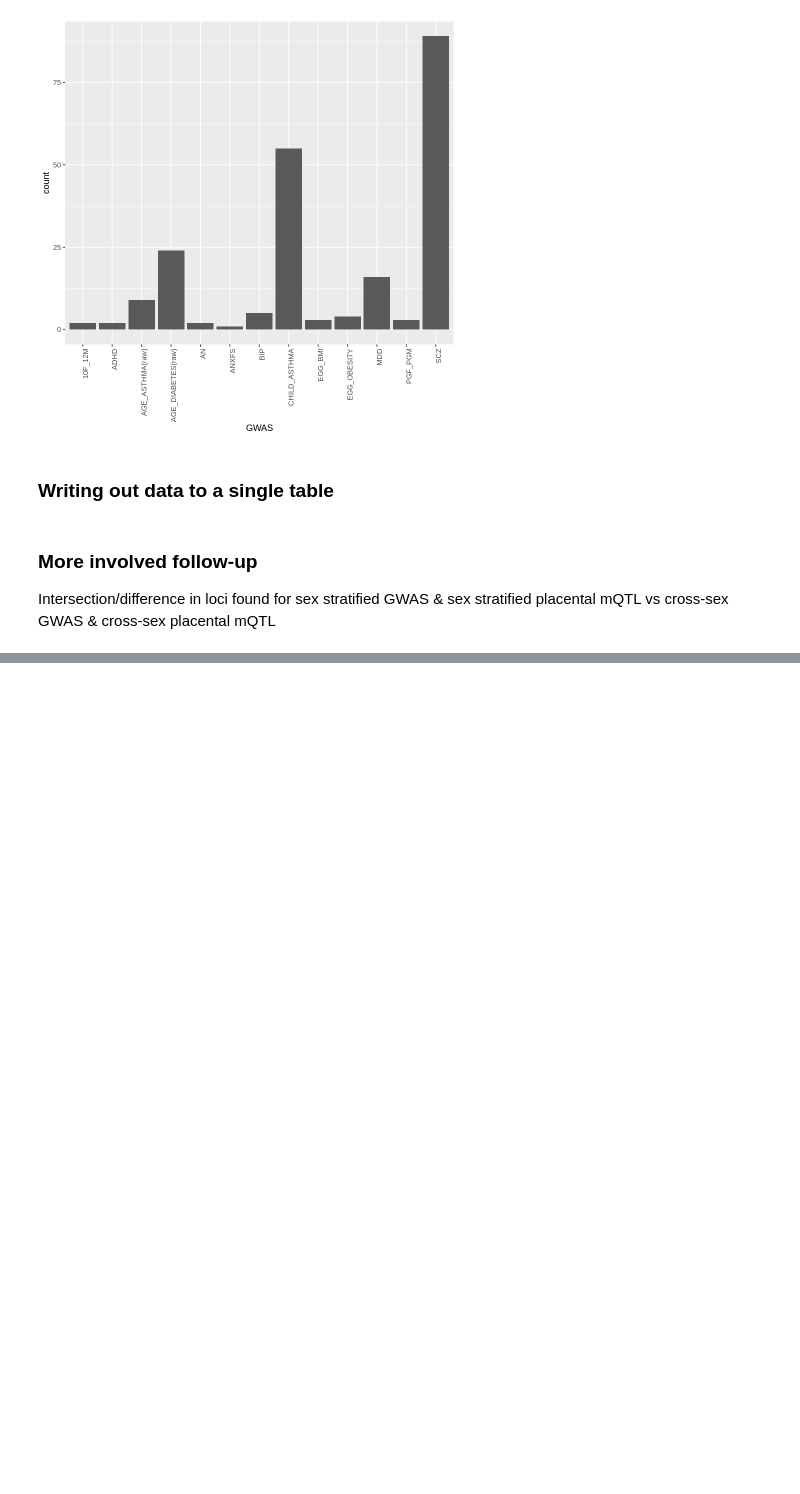
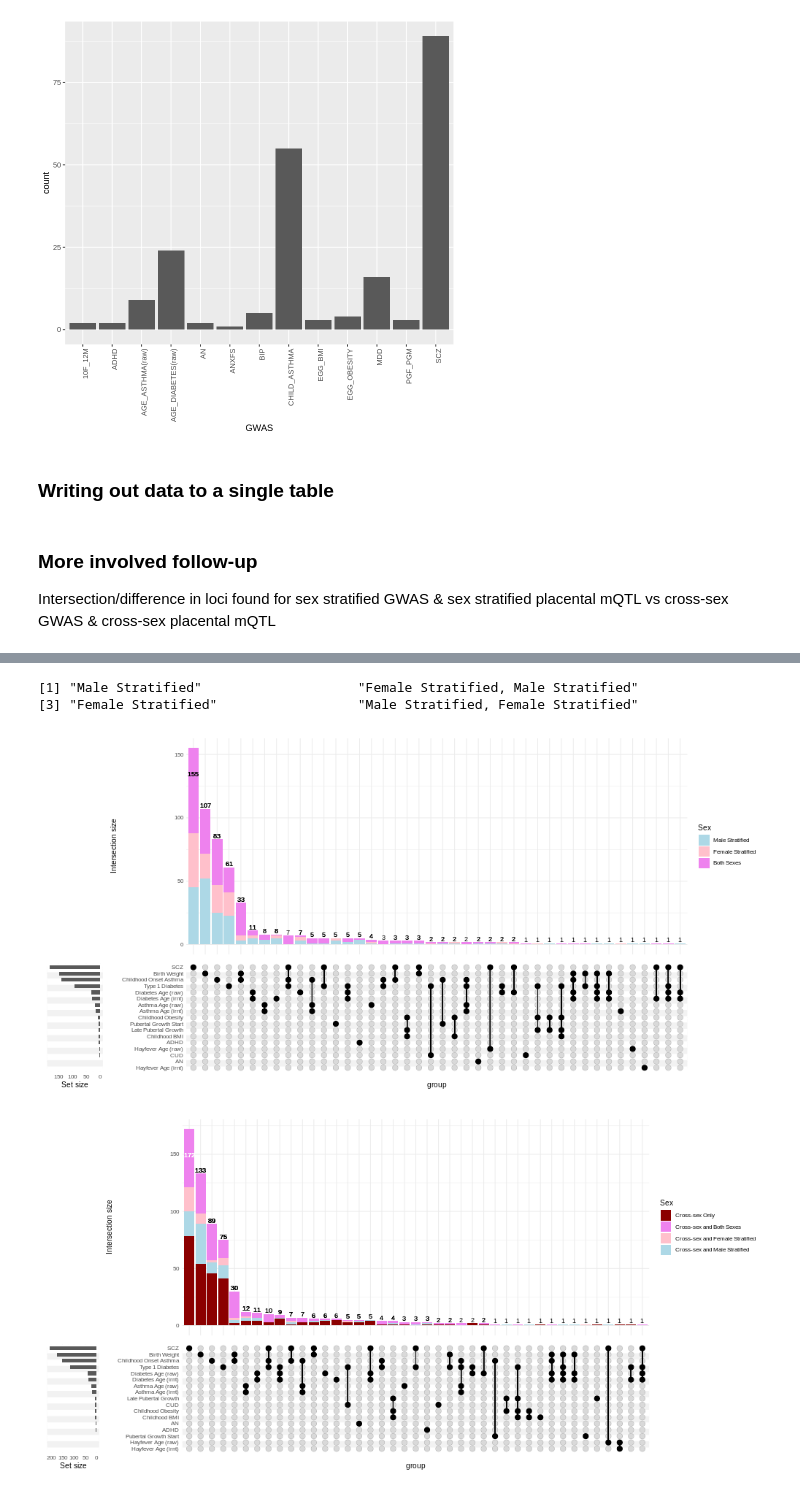
Before and after one commit to wilcas/sex_specific_mQTL, a Jupyter notebook: delahaye_mQTL_analyses/placental_mqtl_colocalization.ipynb, the cells around one changed output, grey strips where cells are left out. Drawn from its saved outputs; the diff is of its cells as text; code cells hidden in the pictures; blank space fills up the shorter version.

```diff
--- a/delahaye_mQTL_analyses/placental_mqtl_colocalization.ipynb
+++ b/delahaye_mQTL_analyses/placental_mqtl_colocalization.ipynb
@@ -811,0 +831,77 @@ A data.table: 19931 × 10
+# %%
+generate_sex_input <- function(df,ph4_thresh=0.9){
+    require(tidyverse)
+    tmp <- df %>% filter(PP.H4.abf > ph4_thresh)
+    groups <- split(tmp$probe,tmp$GWAS)
+    probes <- unique(unlist(groups))
+    out <- fromList(groups) == 1
+    meta <- data.frame(Sex= sapply(probes,function(x) paste(unique(tmp[probe == x]$Sex),collapse = ", ")))
+    return(cbind(meta,out) %>% rownames_to_column(var="probe"))
+}
+set_size = function(w, h, factor=1.5) {
+    s = 1 * factor
+    options(
+        repr.plot.width=w * s,
+        repr.plot.height=h * s,
+        repr.plot.res=100 / factor,
+        jupyter.plot_mimetypes='image/png',
+        jupyter.plot_scale=1
+    )
+}
+dat <- generate_sex_input(coloc_sex_manifest[!Sex %in% c("Cross-sex", "Male Only", "Female Only")])
+GWAS <- colnames(dat)[3:ncol(dat)]
+
+unique(dat$Sex)
+set_size(10, 5)
+
+ComplexUpset::upset(
+    dat %>% mutate(Sex = recode(Sex,"Female Stratified, Male Stratified"="Both Sexes","Male Stratified, Female Stratified"="Both Sexes")),
+    GWAS,
+    base_annotations=list(
+        'Intersection size'=intersection_size(
+            counts=TRUE,
+            mapping=aes(fill=Sex),
+            text=list(size=3.5),
+            text_colors=c(on_bar="black",on_background="black")
+        ) + scale_fill_manual(values=c(
+            'Male Stratified'='light blue', 'Female Stratified'='pink',
+            'Both Sexes'='violet'))
+    ),
+    width_ratio=0.1
+)
+
+dat <- generate_sex_input(coloc_sex_manifest[Sex %in% c("Cross-sex","Male Stratified", "Female Stratified")])
+GWAS <- colnames(dat)[3:ncol(dat)]
+ComplexUpset::upset(
+    dat %>%
+        filter(grepl("Cross-sex",Sex)) %>%
+        mutate(
+            Sex = ifelse(
+                !grepl("Stratified",Sex),
+                "Cross-sex Only",
+                ifelse(
+                    grepl("Female",Sex),
+                    ifelse(
+                        grepl("Male",Sex),
+                        "Cross-sex and Both Sexes",
+                        "Cross-sex and Female Stratified"
+                    ),
+                    "Cross-sex and Male Stratified"
+                )
+            )
+        ),
+    GWAS,
+    base_annotations=list(
+        'Intersection size'=intersection_size(
+            counts=TRUE,
+            mapping=aes(fill=Sex),
+            text=list(size=3.5)
+        ) + scale_fill_manual(values=c("Cross-sex Only"="dark red","Cross-sex and Both Sexes"="violet","Cross-sex and Female Stratified"="pink","Cross-sex and Male Stratified"="light blue"))
+    ),
+    width_ratio=0.1
+)
+# %% [output]
+[1] "Male Stratified"                    "Female Stratified, Male Stratified"
+[3] "Female Stratified"                  "Male Stratified, Female Stratified"
+[figure, added]
+[figure, added]
```
Also changed, not shown: parts of 7 cells of this notebook.
